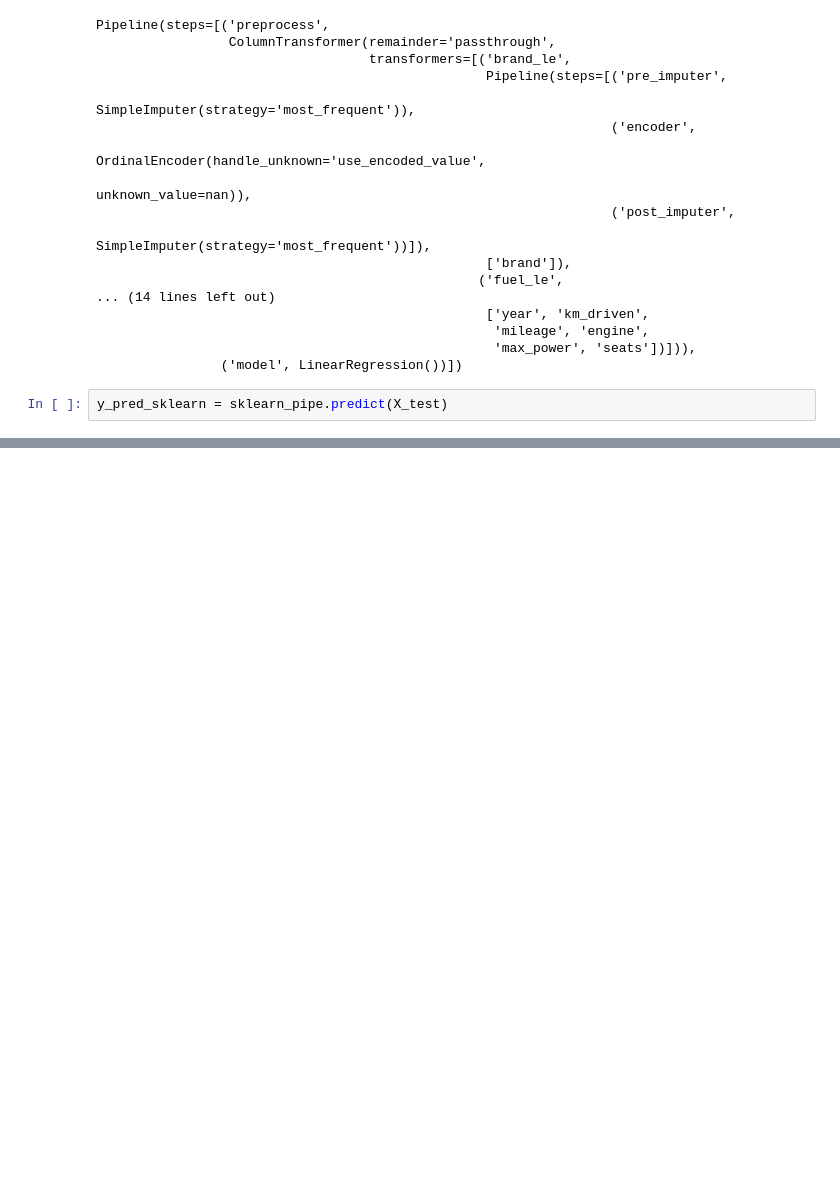
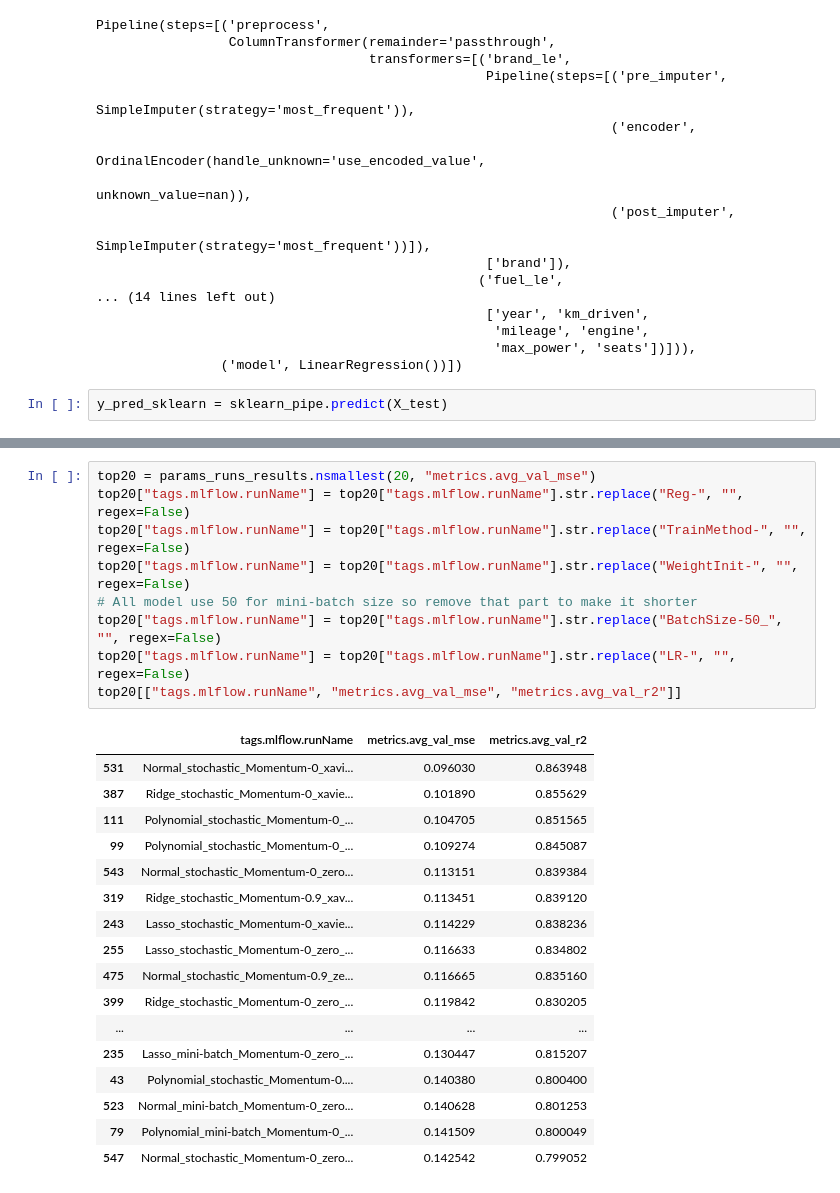
Before and after one commit to Phyke/AT82.03-ML-Car-Price-Prediction, a Jupyter notebook: Prombot_st125923_A2.ipynb, the cells around one changed output, grey strips where cells are left out. Drawn from its saved outputs; the diff is of its cells as text; blank space fills up the shorter version.

```diff
--- a/Prombot_st125923_A2.ipynb
+++ b/Prombot_st125923_A2.ipynb
@@ -814,0 +1244,27 @@ results_df.T
+# %%
+top20 = params_runs_results.nsmallest(20, "metrics.avg_val_mse")
+top20["tags.mlflow.runName"] = top20["tags.mlflow.runName"].str.replace("Reg-", "", regex=False)
+top20["tags.mlflow.runName"] = top20["tags.mlflow.runName"].str.replace("TrainMethod-", "", regex=False)
+top20["tags.mlflow.runName"] = top20["tags.mlflow.runName"].str.replace("WeightInit-", "", regex=False)
+# All model use 50 for mini-batch size so remove that part to make it shorter
+top20["tags.mlflow.runName"] = top20["tags.mlflow.runName"].str.replace("BatchSize-50_", "", regex=False)
+top20["tags.mlflow.runName"] = top20["tags.mlflow.runName"].str.replace("LR-", "", regex=False)
+top20[["tags.mlflow.runName", "metrics.avg_val_mse", "metrics.avg_val_r2"]]
+# %% [output]
+|  | tags.mlflow.runName | metrics.avg_val_mse | metrics.avg_val_r2 |
+| 531 | Normal_stochastic_Momentum-0_xavi... | 0.096030 | 0.863948 |
+| 387 | Ridge_stochastic_Momentum-0_xavie... | 0.101890 | 0.855629 |
+| 111 | Polynomial_stochastic_Momentum-0_... | 0.104705 | 0.851565 |
+| 99 | Polynomial_stochastic_Momentum-0_... | 0.109274 | 0.845087 |
+| 543 | Normal_stochastic_Momentum-0_zero... | 0.113151 | 0.839384 |
+| 319 | Ridge_stochastic_Momentum-0.9_xav... | 0.113451 | 0.839120 |
+| 243 | Lasso_stochastic_Momentum-0_xavie... | 0.114229 | 0.838236 |
+| 255 | Lasso_stochastic_Momentum-0_zero_... | 0.116633 | 0.834802 |
+| 475 | Normal_stochastic_Momentum-0.9_ze... | 0.116665 | 0.835160 |
+| 399 | Ridge_stochastic_Momentum-0_zero_... | 0.119842 | 0.830205 |
+| ... | ... | ... | ... |
+| 235 | Lasso_mini-batch_Momentum-0_zero_... | 0.130447 | 0.815207 |
+| 43 | Polynomial_stochastic_Momentum-0.... | 0.140380 | 0.800400 |
+| 523 | Normal_mini-batch_Momentum-0_zero... | 0.140628 | 0.801253 |
+| 79 | Polynomial_mini-batch_Momentum-0_... | 0.141509 | 0.800049 |
+| 547 | Normal_stochastic_Momentum-0_zero... | 0.142542 | 0.799052 |
```
Also changed, not shown: parts of 67 cells of this notebook, 7 other files.
